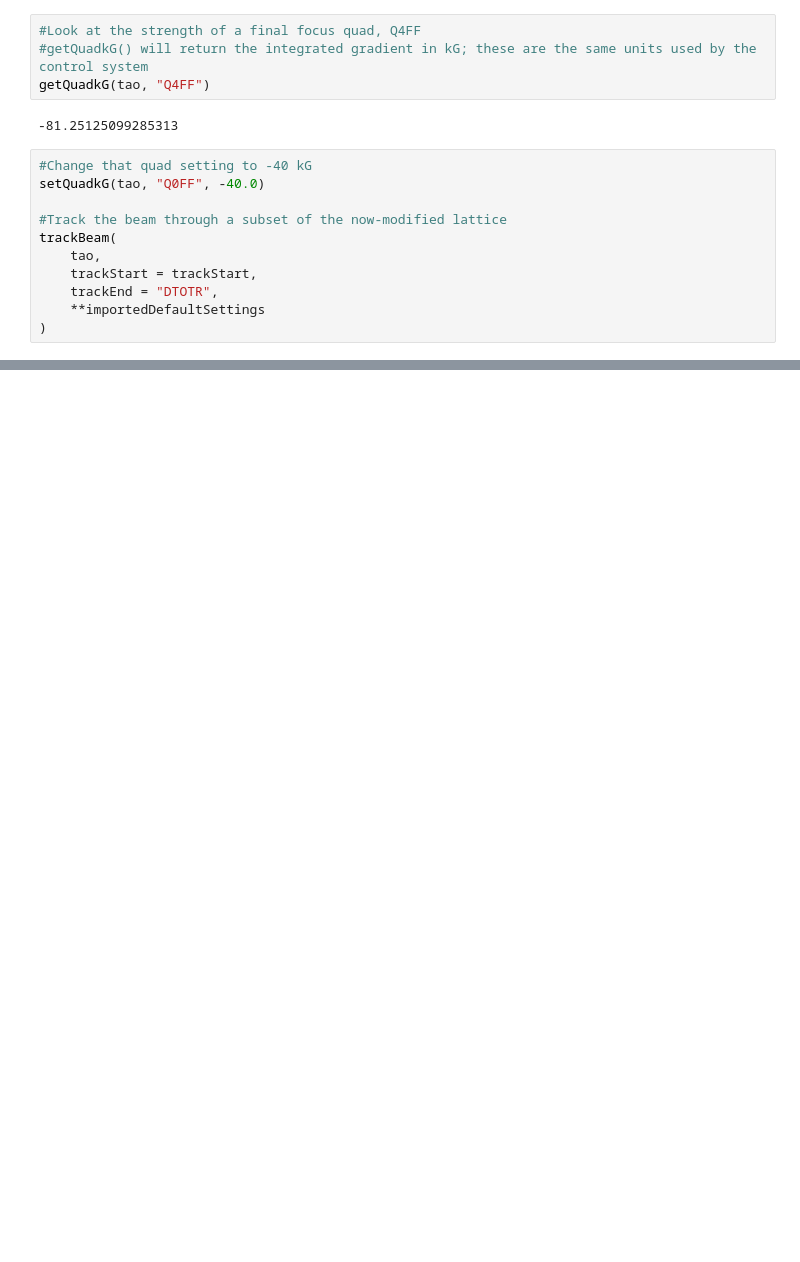
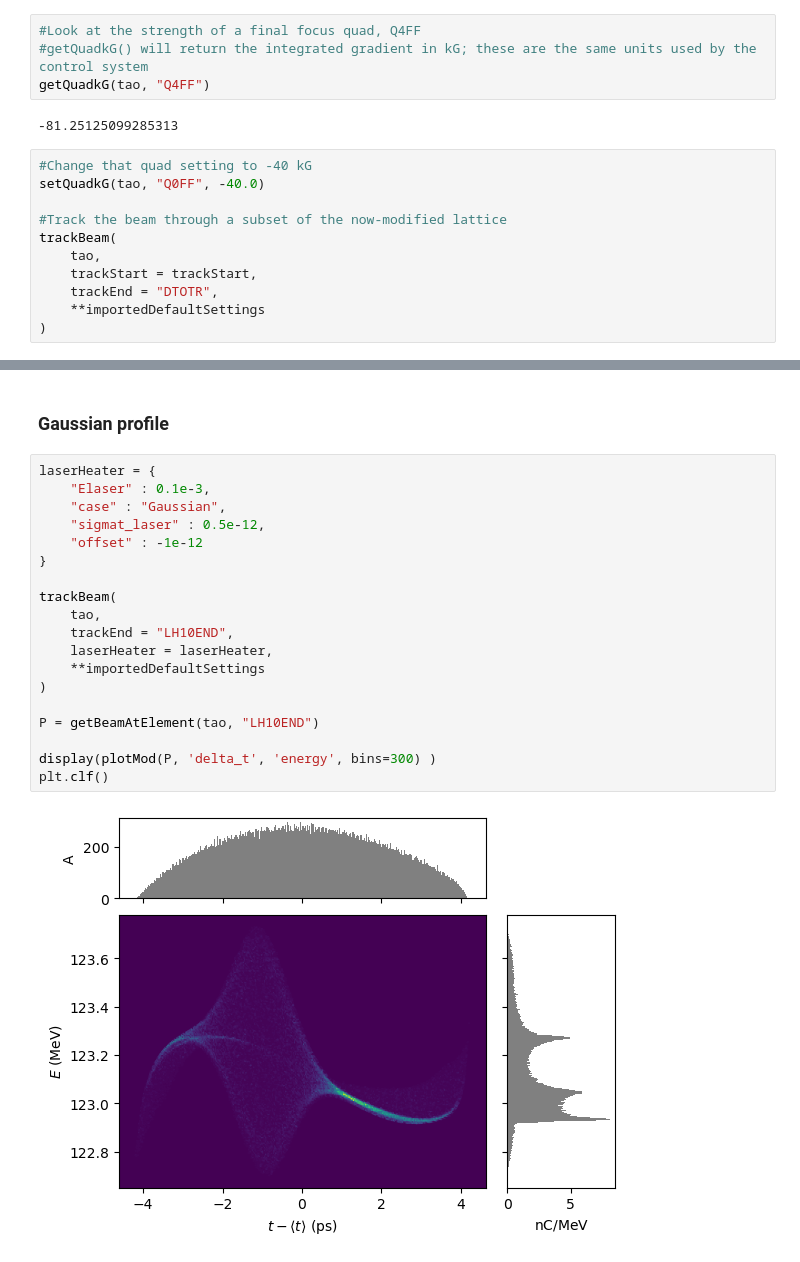
Before and after one commit to slaclab/FACET2-Bmad-PyTao, a Jupyter notebook: Example - Basic introduction.ipynb, the cells around one changed output, grey strips where cells are left out. Drawn from its saved outputs; the diff is of its cells as text; blank space fills up the shorter version.

```diff
--- a/Example - Basic introduction.ipynb
+++ b/Example - Basic introduction.ipynb
@@ -216,0 +254,23 @@ display(plotMod(P, 'x', 'y',  bins=200));
+# %% [markdown]
+### Gaussian profile
+# %%
+laserHeater = {
+    "Elaser" : 0.1e-3,
+    "case" : "Gaussian",
+    "sigmat_laser" : 0.5e-12,
+    "offset" : -1e-12
+}
+
+trackBeam(
+    tao,
+    trackEnd = "LH10END",
+    laserHeater = laserHeater,
+    **importedDefaultSettings
+)
+
+P = getBeamAtElement(tao, "LH10END")
+
+display(plotMod(P, 'delta_t', 'energy', bins=300) )
+plt.clf()
+# %% [output]
+[figure, added]
```
Also changed, not shown: parts of 13 cells of this notebook, 10 other files.
